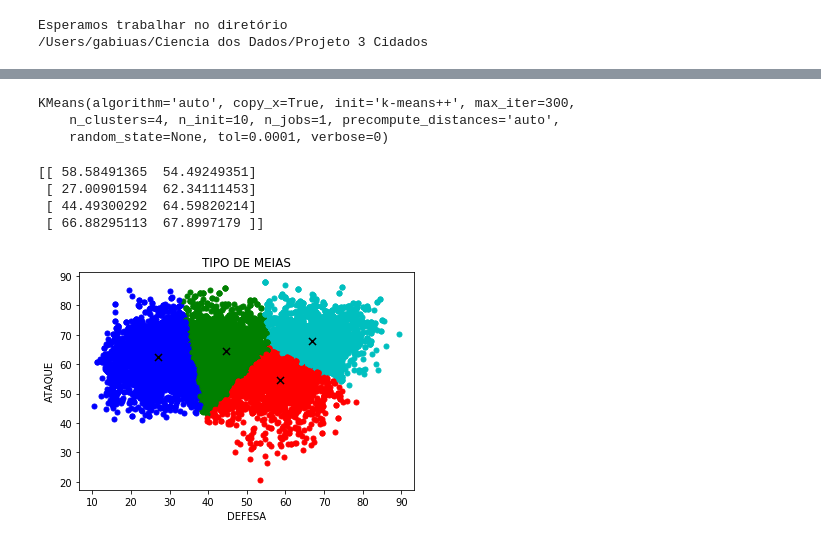
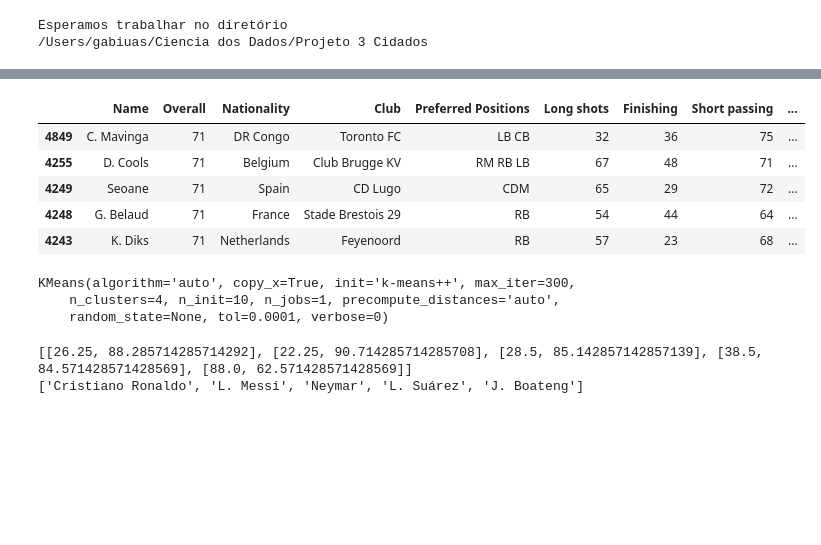
Before and after one commit to gabiuas/FIFA18, a Jupyter notebook: Fifa18.ipynb, the cells around one changed output, grey strips where cells are left out. Drawn from its saved outputs; the diff is of its cells as text; code cells hidden in the pictures; blank space fills up the shorter version.

```diff
--- a/Fifa18.ipynb
+++ b/Fifa18.ipynb
@@ -135,0 +166,9 @@ X=list(zip(JoD, JoA))
+# %%
+eu[(eu.ATAQUE>40)&(eu.ATAQUE<60)&(eu.DEFESA>50)&(eu.DEFESA<80)&(eu.Overall>70)&(eu['Preferred Positions']!='CB ')].sort_values(by='Overall').head()
+# %% [output]
+|  | Name | Overall | Nationality | Club | Preferred Positions | Long shots | Finishing | Short passing | ... |
+| 4849 | C. Mavinga | 71 | DR Congo | Toronto FC | LB CB | 32 | 36 | 75 | ... |
+| 4255 | D. Cools | 71 | Belgium | Club Brugge KV | RM RB LB | 67 | 48 | 71 | ... |
+| 4249 | Seoane | 71 | Spain | CD Lugo | CDM | 65 | 29 | 72 | ... |
+| 4248 | G. Belaud | 71 | France | Stade Brestois 29 | RB | 54 | 44 | 64 | ... |
+| 4243 | K. Diks | 71 | Netherlands | Feyenoord | RB | 57 | 23 | 68 | ... |
@@ -143,24 +194,28 @@ KMeans(algorithm='auto', copy_x=True, init='k-means++', max_iter=300,
     random_state=None, tol=0.0001, verbose=0)
 # %%
 C = km.cluster_centers_
-La = km.labels_
+label = km.labels_
 colors=['r.','b.','g.','c.']
-print(C)
-# %% [output]
-[[ 58.58491365  54.49249351]
- [ 27.00901594  62.34111453]
- [ 44.49300292  64.59820214]
- [ 66.88295113  67.8997179 ]]
-# %%
-for e in range(len(X)):
-    plt.plot(X[e][0],X[e][1], colors[La[e]], markersize = 10)
-plt.scatter(C[0][0],C[0][1], c='black', marker='x', s=50, linewidths=5, zorder=10 )
-plt.scatter(C[1][0],C[1][1], c='black', marker='x', s=50, linewidths=5, zorder=10 )
-plt.scatter(C[2][0],C[2][1], c='black', marker='x', s=50, linewidths=5, zorder=10 )
-plt.scatter(C[3][0],C[3][1], c='black', marker='x', s=50, linewidths=5, zorder=10 )
-plt.xlabel('DEFESA')
-plt.ylabel('ATAQUE')
-plt.title('TIPO DE MEIAS')
-plt.show()
-# %% [output]
-[figure, removed]
+# %%
+T=[]
+L=[0,1,2,3,25]
+jn=[]
+ja=[]
+jd=[]
+for e in L:
+    jn.append(eu["Name"][e])
+    ja.append(eu["ATAQUE"][e])
+    jd.append(eu["DEFESA"][e])
+
+
+for e in range(len(ja)):
+    t=[]
+    t.append(jd[e])
+    t.append(ja[e])
+    T.append(t)
+
+print(T)
+print(jn)
+# %% [output]
+[[26.25, 88.285714285714292], [22.25, 90.714285714285708], [28.5, 85.142857142857139], [38.5, 84.571428571428569], [88.0, 62.571428571428569]]
+['Cristiano Ronaldo', 'L. Messi', 'Neymar', 'L. Suárez', 'J. Boateng']
```
Also changed, not shown: parts of 11 cells of this notebook.
